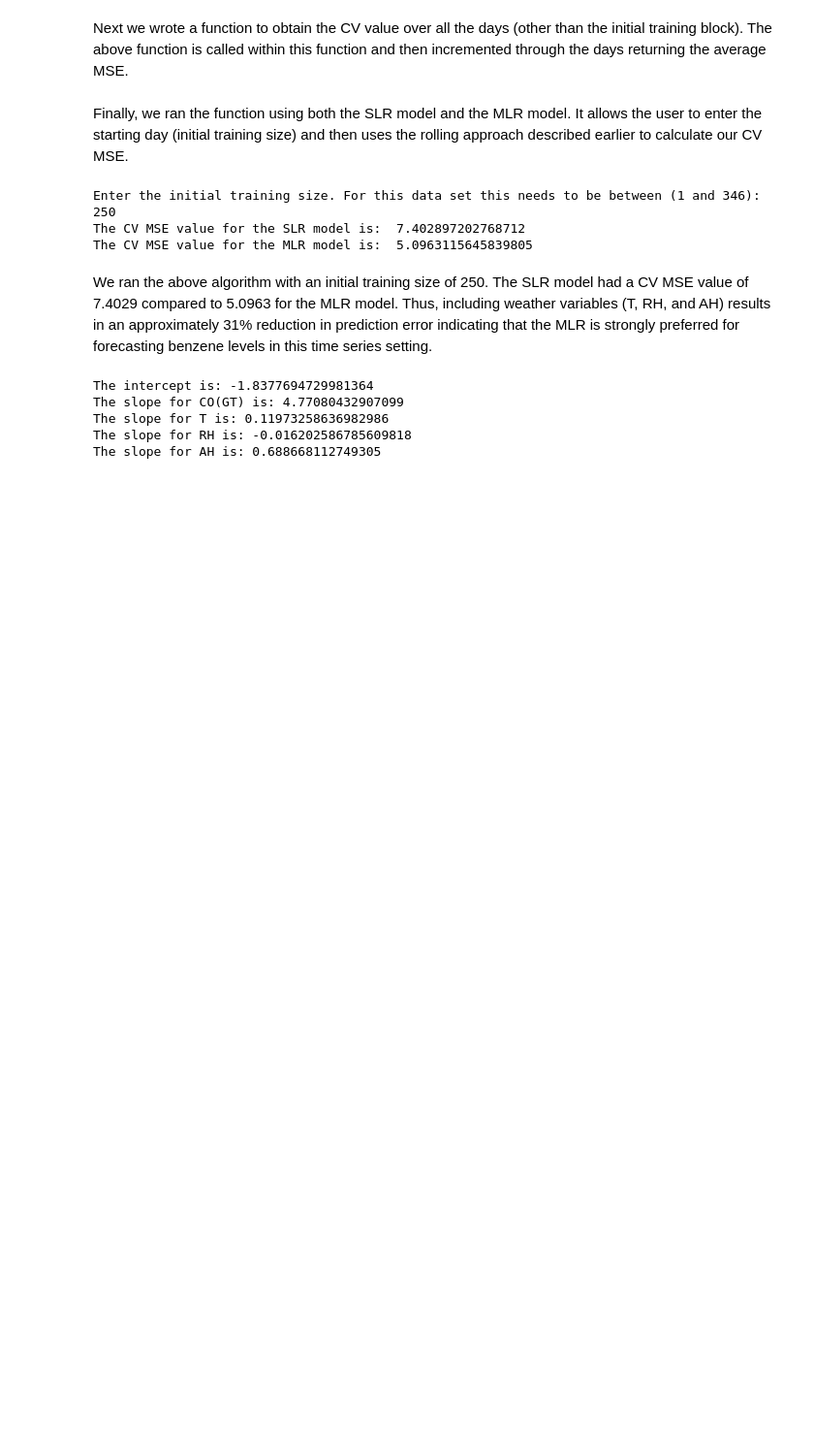
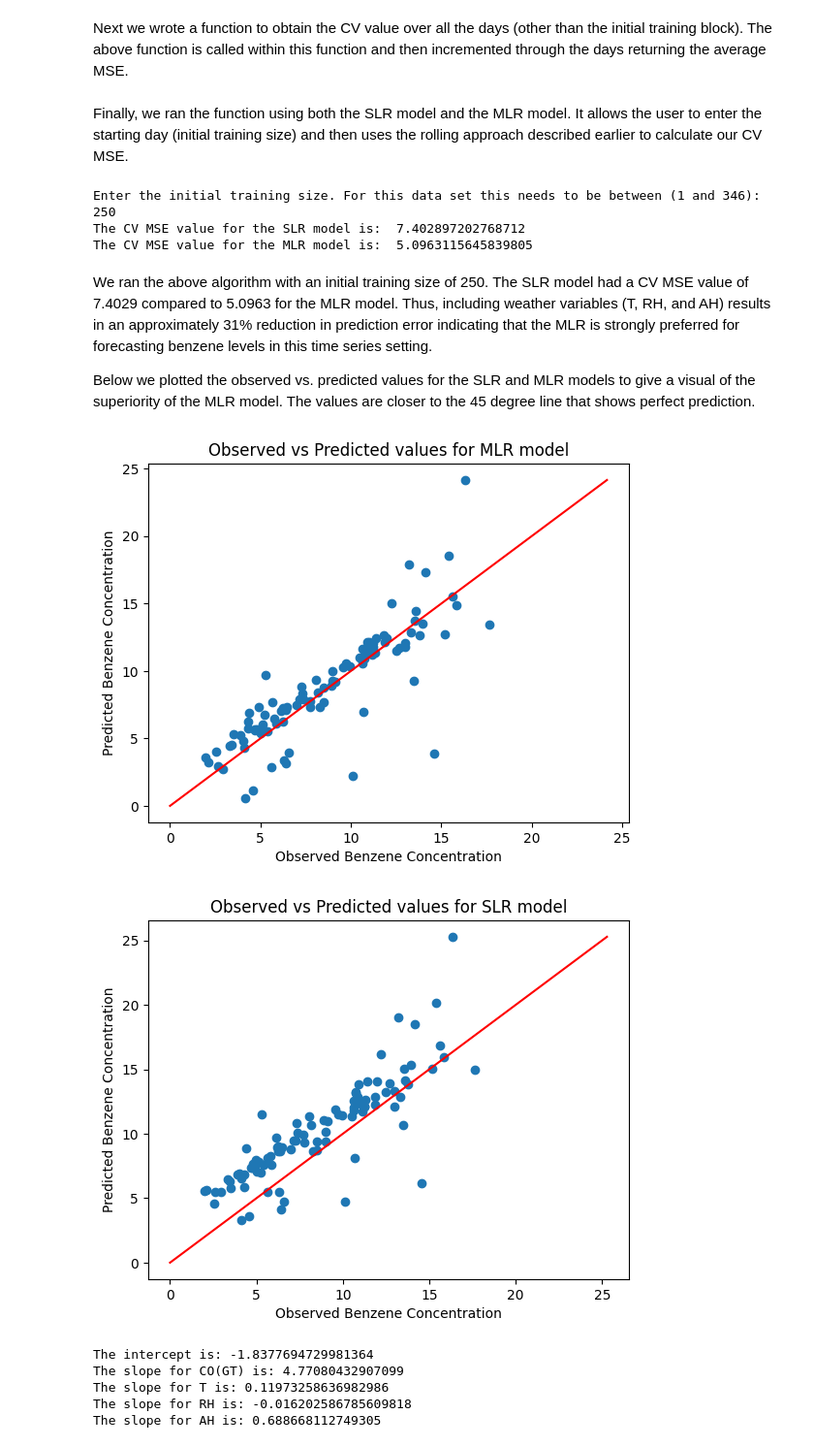
Before and after one commit to THEJoshinator20/ST-554-Project1-Template, a Jupyter notebook: Task3/Task_3.ipynb, the cells around one changed output. Shown at 97% size. Saved outputs shown, nothing was run; the diff lists cells and outputs as text; code cells hidden in the pictures; blank space fills up the shorter version.

```diff
--- a/Task3/Task_3.ipynb
+++ b/Task3/Task_3.ipynb
@@ -346,13 +350,13 @@ def get_mse(X_df, y_response, test_index):
    model_fit = linear_model.LinearRegression().fit(X_train, y_train)
 
    #predict the next value using the test set
-   y_pred = model_fit.predict(X_test)
+   y_pred = model_fit.predict(X_test)[0]
 
    #calculate the MSE
-   model_mse = mean_squared_error(y_test, y_pred)
+   model_mse = mean_squared_error(y_test, [y_pred])
 
    #return the MSE
-   return model_mse
+   return model_mse, y_pred
 # %% [markdown]
 Next we wrote a function to obtain the CV value over all the days (other than the initial training block).  The above function is called within this function and then incremented through the days returning the average MSE.
 # %%
@@ -391,18 +405,17 @@ while True:
         print(f"Enter the initial training size. For this data set this needs to be between (1 and {len(air_data) - 1}): ")
         day = int(input())
         if (1 <= day < (len(air_data))):
-            break # Valid value
+            break #if Valid value
         else:
             print(f"Try again in the proper range. Please enter a day value between 1 and {len(air_data) - 1}.")
     except ValueError:
             print(f"That's not an integer!!! ")
 
-
-#Getting the CV value for the SLR function
-slr_cv = get_CV_value(X_slr, y_response, day)
+#Getting the CV values for the SLR function
+slr_cv, slr_pred= get_CV_value(X_slr, y_response, day)
 
 # Getting the CV value for the MLR function
-mlr_cv = get_CV_value(X_mlr, y_response, day)
+mlr_cv, mlr_pred= get_CV_value(X_mlr, y_response, day)
 
 print("The CV MSE value for the SLR model is: ", slr_cv)
 print("The CV MSE value for the MLR model is: ", mlr_cv)
@@ -413,6 +426,36 @@ The CV MSE value for the SLR model is:  7.402897202768712
 The CV MSE value for the MLR model is:  5.0963115645839805
 # %% [markdown]
 We ran the above algorithm with an initial training size of 250.  The SLR model had a CV MSE value of 7.4029 compared to 5.0963 for the MLR model. Thus, including weather variables (T, RH, and AH) results in an approximately 31% reduction in prediction error indicating that the MLR is strongly preferred for forecasting benzene levels in this time series setting.
+
+Below we plotted the observed vs. predicted values for the SLR and MLR models to give a visual of the superiority of the MLR model.  The values are closer to the 45 degree line that shows perfect prediction.
+# %%
+# Plotting observed values vs what MLR model predicted
+
+# using only the y values that align with predicted amount
+observed = y_response.iloc[day:].values
+
+# scatter plot along with reference line for perfect prediction
+plt.scatter(observed, mlr_pred)
+max_val = max(max(observed), max(mlr_pred))
+plt.plot([0, max_val], [0, max_val], color='red')
+plt.xlabel("Observed Benzene Concentration")
+plt.ylabel("Predicted Benzene Concentration")
+plt.title("Observed vs Predicted values for MLR model")
+plt.show()
+
+# Plotting observed values vs what SLR model predicted
+
+# scatter plot along with reference line for perfect prediction
+plt.scatter(observed, slr_pred)
+max_val = max(max(observed), max(slr_pred))
+plt.plot([0, max_val], [0, max_val], color='red')
+plt.xlabel("Observed Benzene Concentration")
+plt.ylabel("Predicted Benzene Concentration")
+plt.title("Observed vs Predicted values for SLR model")
+plt.show()
+# %% [output]
+[figure, added]
+[figure, added]
 # %%
 # MLR: Using using CO(GT), T, RH, and AH to predict C6H6(GT)
 
```
Also changed, not shown: parts of 4 cells of this notebook.
